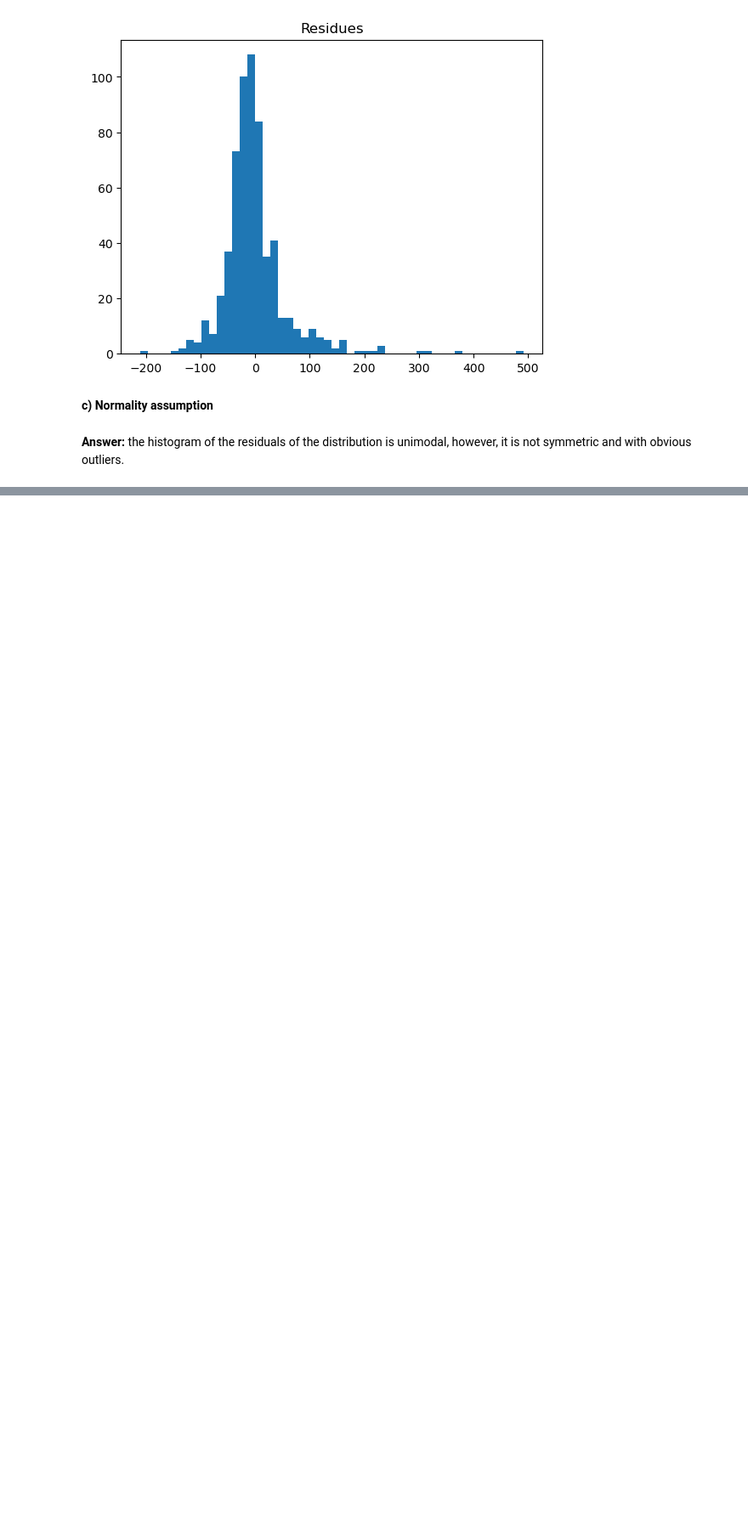
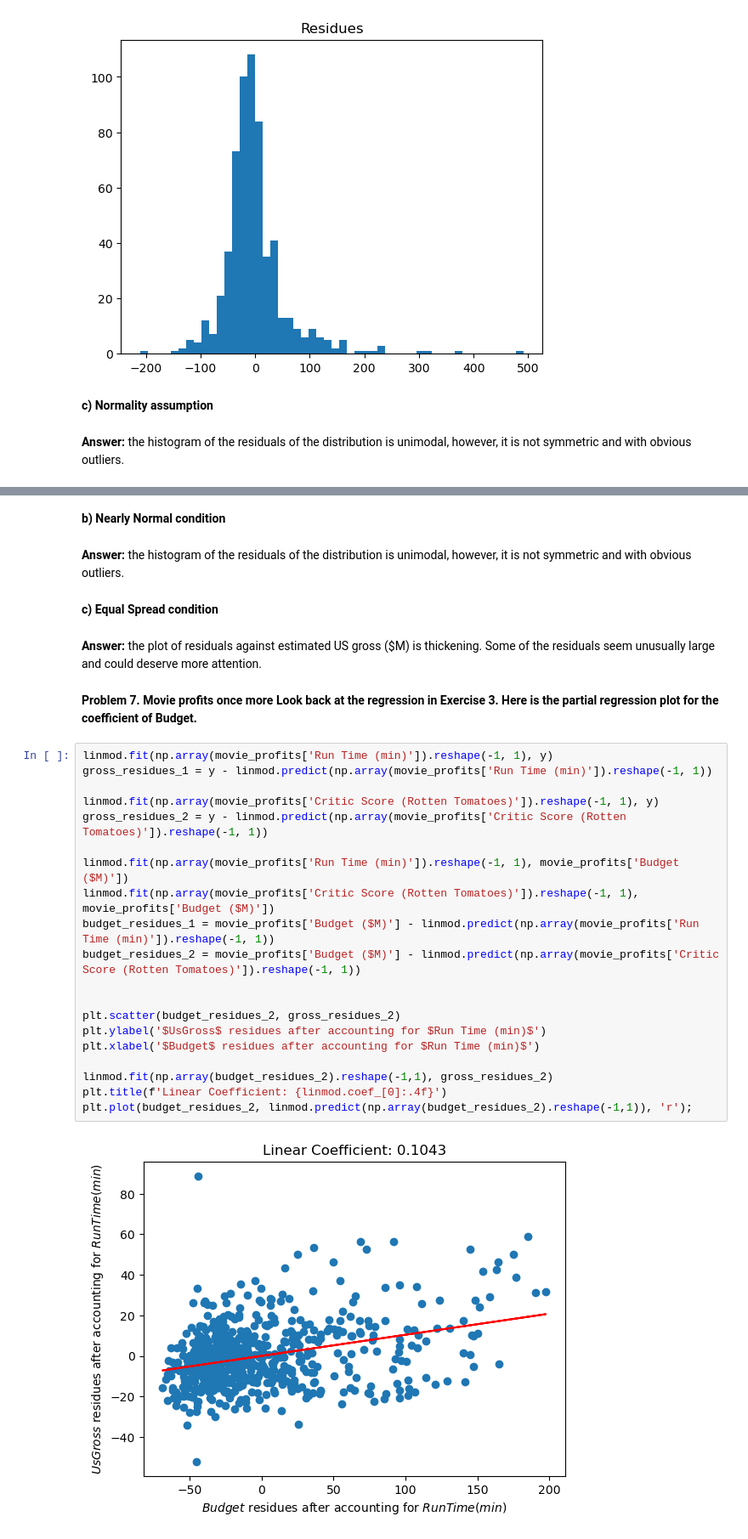
Before and after one commit to StephenDSNYC/IS5, a Jupyter notebook: exercise/ch09/ch09_movie_profits.ipynb, the cells around one changed output, grey strips where cells are left out. Shown at 85% size. Drawn from its saved outputs; the diff is of its cells as text; blank space fills up the shorter version.

```diff
--- a/exercise/ch09/ch09_movie_profits.ipynb
+++ b/exercise/ch09/ch09_movie_profits.ipynb
@@ -91,0 +151,32 @@ plt.title("Residues");
+# %% [markdown]
+**b) Nearly Normal condition**
+# %% [markdown]
+**Answer:** the histogram of the residuals of the distribution is unimodal, however, it is not symmetric and with obvious outliers.
+# %% [markdown]
+**c) Equal Spread condition**
+# %% [markdown]
+**Answer:** the plot of residuals against estimated US gross ($M) is thickening. Some of the residuals seem unusually large and could deserve more attention.
+# %% [markdown]
+**Problem 7. Movie profits once more Look back at the regression in Exercise 3. Here is the partial regression plot for the coefficient of Budget.**
+# %%
+linmod.fit(np.array(movie_profits['Run Time (min)']).reshape(-1, 1), y)
+gross_residues_1 = y - linmod.predict(np.array(movie_profits['Run Time (min)']).reshape(-1, 1))
+
+linmod.fit(np.array(movie_profits['Critic Score (Rotten Tomatoes)']).reshape(-1, 1), y)
+gross_residues_2 = y - linmod.predict(np.array(movie_profits['Critic Score (Rotten Tomatoes)']).reshape(-1, 1))
+
+linmod.fit(np.array(movie_profits['Run Time (min)']).reshape(-1, 1), movie_profits['Budget ($M)'])
+linmod.fit(np.array(movie_profits['Critic Score (Rotten Tomatoes)']).reshape(-1, 1), movie_profits['Budget ($M)'])
+budget_residues_1 = movie_profits['Budget ($M)'] - linmod.predict(np.array(movie_profits['Run Time (min)']).reshape(-1, 1))
+budget_residues_2 = movie_profits['Budget ($M)'] - linmod.predict(np.array(movie_profits['Critic Score (Rotten Tomatoes)']).reshape(-1, 1))
+
+
+plt.scatter(budget_residues_2, gross_residues_2)
+plt.ylabel('$UsGross$ residues after accounting for $Run Time (min)$')
+plt.xlabel('$Budget$ residues after accounting for $Run Time (min)$')
+
+linmod.fit(np.array(budget_residues_2).reshape(-1,1), gross_residues_2)
+plt.title(f'Linear Coefficient: {linmod.coef_[0]:.4f}')
+plt.plot(budget_residues_2, linmod.predict(np.array(budget_residues_2).reshape(-1,1)), 'r');
+# %% [output]
+[figure, added]
```
Also changed, not shown: parts of 11 cells of this notebook.
